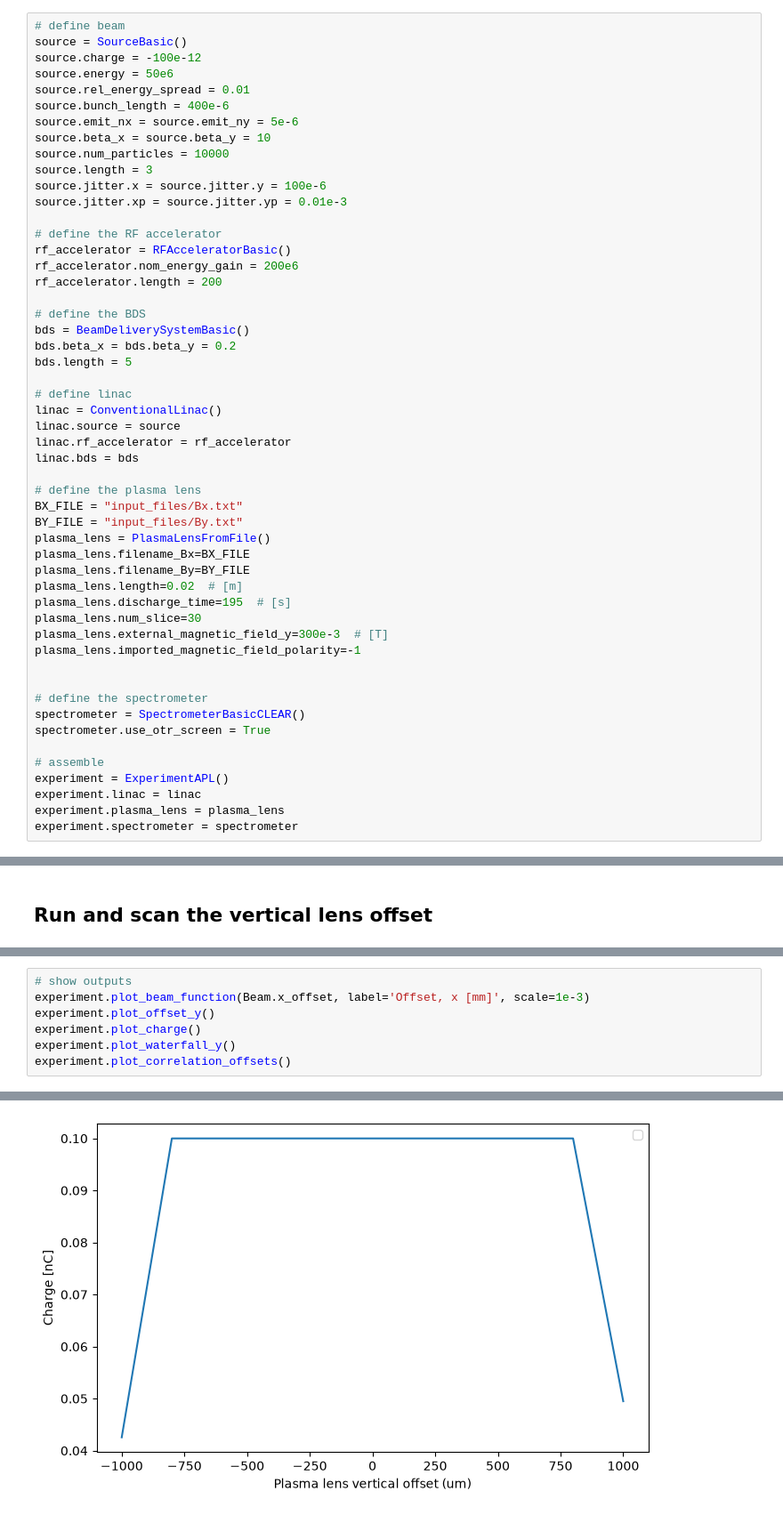
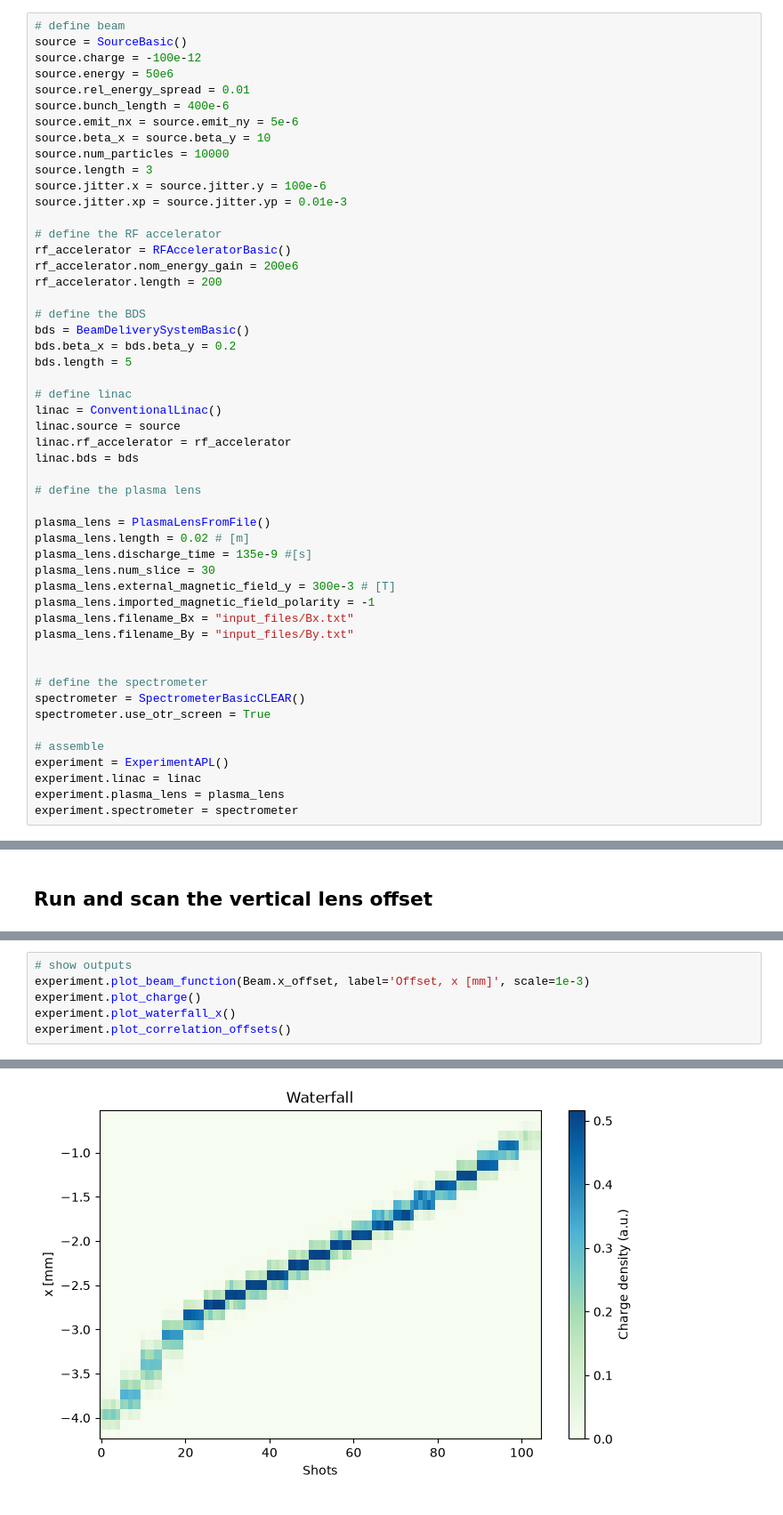
Before and after one commit to abel-framework/ABEL, a Jupyter notebook: examples/plasmalens_from_file_example.ipynb, the cells around one changed output, grey strips where cells are left out. Shown at 89% size. Cells and saved outputs as stored; diff of their text form.

Commit message:
changed to horizontal scan and updated plots

```diff
--- a/examples/plasmalens_from_file_example.ipynb
+++ b/examples/plasmalens_from_file_example.ipynb
@@ -42,16 +42,15 @@ linac.rf_accelerator = rf_accelerator
 linac.bds = bds
 
 # define the plasma lens
-BX_FILE = "input_files/Bx.txt"
-BY_FILE = "input_files/By.txt"
+
 plasma_lens = PlasmaLensFromFile()
-plasma_lens.filename_Bx=BX_FILE
-plasma_lens.filename_By=BY_FILE
-plasma_lens.length=0.02  # [m]
-plasma_lens.discharge_time=195  # [s]
-plasma_lens.num_slice=30
-plasma_lens.external_magnetic_field_y=300e-3  # [T]
-plasma_lens.imported_magnetic_field_polarity=-1
+plasma_lens.length = 0.02 # [m]
+plasma_lens.discharge_time = 135e-9 #[s]
+plasma_lens.num_slice = 30
+plasma_lens.external_magnetic_field_y = 300e-3 # [T]
+plasma_lens.imported_magnetic_field_polarity = -1
+plasma_lens.filename_Bx = "input_files/Bx.txt"
+plasma_lens.filename_By = "input_files/By.txt"
 
 
 # define the spectrometer
@@ -109,8 +108,7 @@ Tracked #0  SourceBasic                 (s =    3.0 m) :   E =   0.0 GeV, Q = -0
 # %%
 # show outputs
 experiment.plot_beam_function(Beam.x_offset, label='Offset, x [mm]', scale=1e-3)
-experiment.plot_offset_y()
 experiment.plot_charge()
-experiment.plot_waterfall_y()
+experiment.plot_waterfall_x()
 experiment.plot_correlation_offsets()
 # %% [output]
@@ -119 +122 @@ experiment.plot_correlation_offsets()
-[figure, old version]
+[figure, new version]
```
Also changed, not shown: parts of 3 cells of this notebook.
